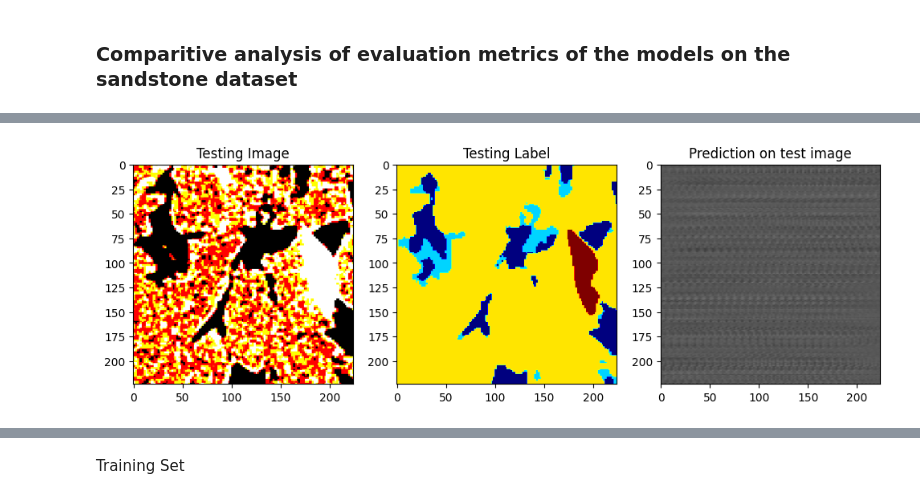
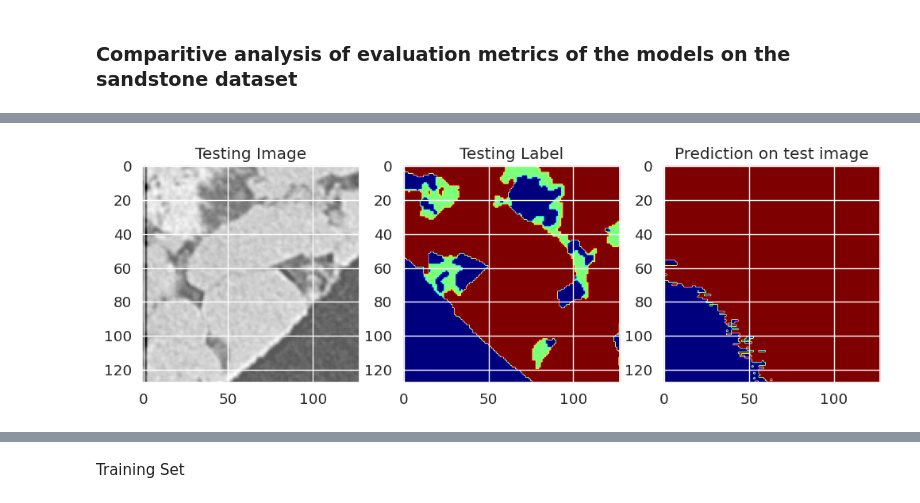
Before and after one commit to rtarun9/DeepLearning, a Jupyter notebook: src/rnn/sandstone_reseg_rnn_segmentation.ipynb, the cells around one changed output, grey strips where cells are left out. Saved outputs shown, nothing was run; the diff lists cells and outputs as text; code cells hidden in the pictures.

Commit message:
RNN experiments for image segmentation

```diff
--- a/src/rnn/sandstone_reseg_rnn_segmentation.ipynb
+++ b/src/rnn/sandstone_reseg_rnn_segmentation.ipynb
@@ -96,14 +89,9 @@ stack_path = '/content/gdrive/MyDrive/sandstone_data_for_ML/full_labels_for_deep
 train_masks = io.imread(stack_path)
 
 resized_train_masks = []
-for image in train_masks:
-    resized_image = cv2.resize(image, (224, 224), interpolation=cv2.INTER_NEAREST)
-    resized_train_masks.append(resized_image)
-
+for image in train_masks[:300]:
+    resized_train_masks.append(image)
 train_masks = np.array(resized_train_masks)
 
 print("Shape of the TIFF stack:", train_masks.shape)
-
-plt.imshow(train_masks[0])
-print(np.unique(train_masks[0]))
 # %% [output]
@@ -313,12 +306,8 @@ X_train.shape
-# %%
-fcn32s_optimizer = keras.optimizers.SGD(learning_rate=0.001)
-fcn32s_loss = keras.losses.CategoricalCrossentropy()
-
-# Maintain mIOU and Pixel-wise Accuracy as metrics
-model.compile(
-    optimizer=fcn32s_optimizer,
-    loss=fcn32s_loss,
-    metrics=[
-        'accuracy',
-    ],
-)
+# %%
+print(X_train[0].shape)
+loss = keras.losses.CategoricalCrossentropy(from_logits=True)
+
+optimizer=keras.optimizers.Adam(learning_rate=0.001)
+
+model.compile(optimizer=optimizer, loss=loss, metrics=['accuracy'])
+model.summary
@@ -329,5 +325,6 @@ print(X_train.shape, y_train_cat.shape, X_test.shape, y_test_cat.shape)
 # %%
-X_train = X_train[0:50]
-y_train_cat = y_train_cat[0:50]
-history = model.fit(X_train, y_train_cat, epochs=10, batch_size=1, validation_data=(X_test, y_test_cat))
+history = model.fit(X_train, y_train_cat,
+                    epochs=20,
+                    validation_data=(X_test, y_test_cat),
+                    shuffle=False, batch_size=4)
 # %% [output]
@@ -540,6 +549,6 @@ plt.title('Testing Label')
 plt.imshow(ground_truth[:,:], cmap='jet')
 plt.subplot(233)
 plt.title('Prediction on test image')
-plt.imshow(y_pred[5], cmap='jet')
+plt.imshow(y_pred_argmax[5], cmap='jet')
 plt.show()
 # %% [output]
@@ -548,4 +555,4 @@ WARNING:matplotlib.image:Clipping input data to the valid range for imshow with
-[figure, old version]
+[figure, new version]
 # %%
 print("true: ", y_test_cat.shape)
 print("pred: ", y_pred.shape)
```
Also changed, not shown: parts of 51 cells of this notebook, 2 other files.
